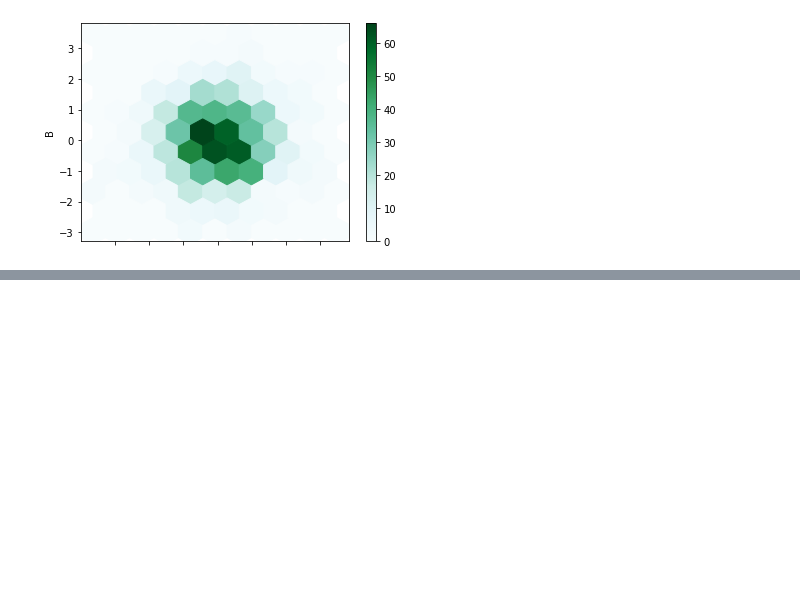
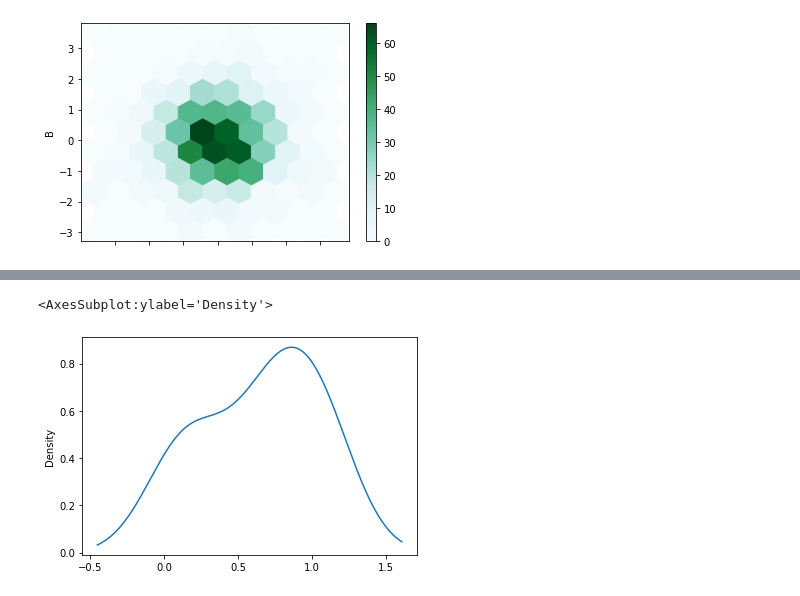
Before and after one commit to MertKara2000/Pandas, a Jupyter notebook: Pandas.ipynb, the cells around one changed output, grey strips where cells are left out. Saved outputs shown, nothing was run; the diff lists cells and outputs as text; code cells hidden in the pictures; blank space fills up the shorter version.

```diff
--- a/Pandas.ipynb
+++ b/Pandas.ipynb
@@ -807,0 +813,5 @@ df.plot.hexbin(x='A', y='B', gridsize=10)
+# %%
+df2['A'].plot.density()
+# %% [output]
+<AxesSubplot:ylabel='Density'>
+[figure, added]
```
Also changed, not shown: parts of 2 cells of this notebook.
